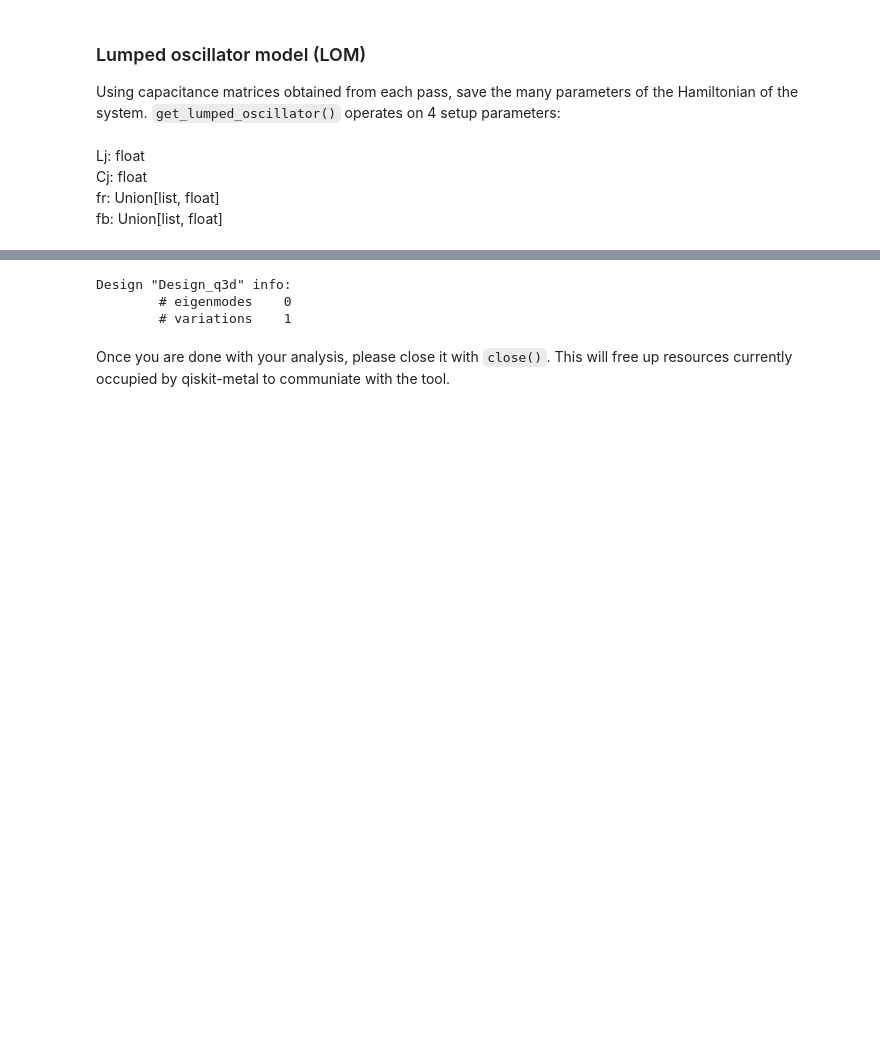
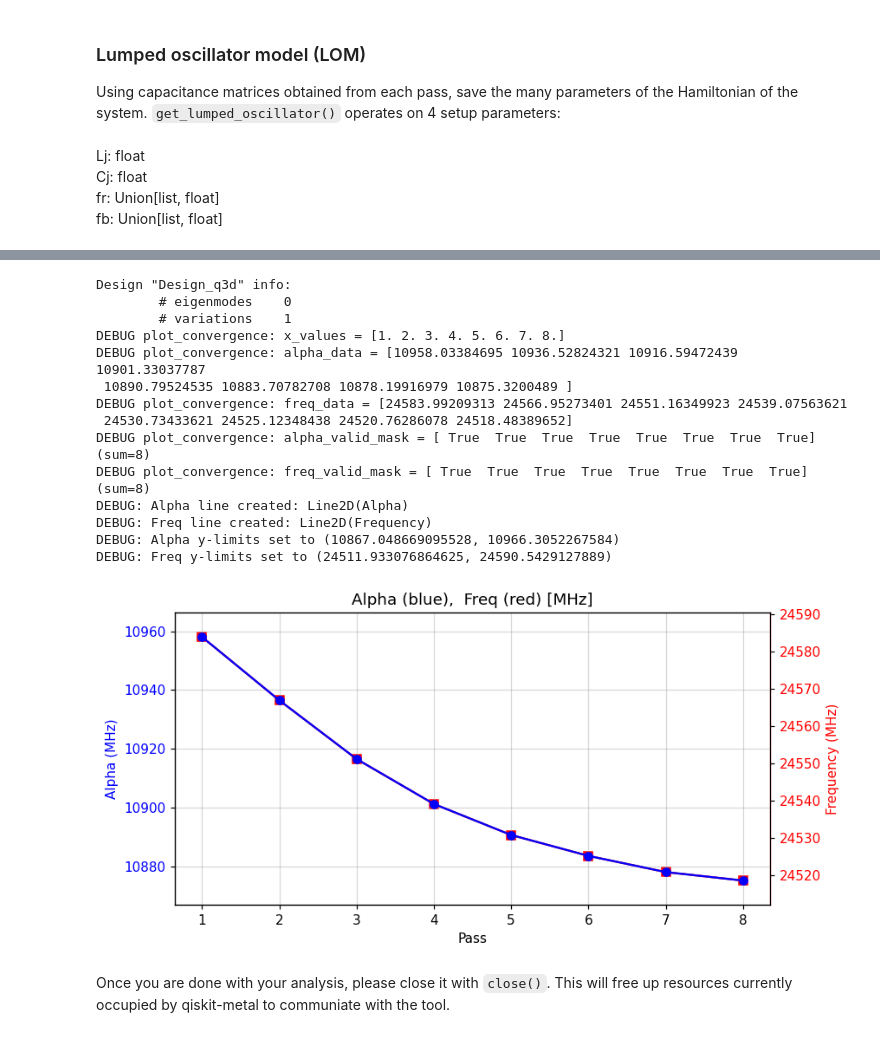
Before and after one commit to abhishekchak52/qiskit-metal, a Jupyter notebook: tutorials/4 Analysis/A. Core - EM and quantization/4.01 Capacitance and LOM.ipynb, the cells around one changed output, grey strips where cells are left out. Saved outputs shown, nothing was run; the diff lists cells and outputs as text; code cells hidden in the pictures; blank space fills up the shorter version.

```diff
--- a/tutorials/4 Analysis/A. Core - EM and quantization/4.01 Capacitance and LOM.ipynb
+++ b/tutorials/4 Analysis/A. Core - EM and quantization/4.01 Capacitance and LOM.ipynb
@@ -245,10 +277,23 @@ gbus2_3 5.359327 [MHz]
 # %%
+%matplotlib inline
 c1.plot_convergence();
-c1.plot_convergence_chi()
+# c1.plot_convergence_chi()
 # %% [output]
 Design "Design_q3d" info:
         # eigenmodes    0
         # variations    1
+DEBUG plot_convergence: x_values = [1. 2. 3. 4. 5. 6. 7. 8.]
+DEBUG plot_convergence: alpha_data = [10958.03384695 10936.52824321 10916.59472439 10901.33037787
+ 10890.79524535 10883.70782708 10878.19916979 10875.3200489 ]
+DEBUG plot_convergence: freq_data = [24583.99209313 24566.95273401 24551.16349923 24539.07563621
+ 24530.73433621 24525.12348438 24520.76286078 24518.48389652]
+DEBUG plot_convergence: alpha_valid_mask = [ True  True  True  True  True  True  True  True] (sum=8)
+DEBUG plot_convergence: freq_valid_mask = [ True  True  True  True  True  True  True  True] (sum=8)
+DEBUG: Alpha line created: Line2D(Alpha)
+DEBUG: Freq line created: Line2D(Frequency)
+DEBUG: Alpha y-limits set to (10867.048669095528, 10966.3052267584)
+DEBUG: Freq y-limits set to (24511.933076864625, 24590.5429127889)
+[figure, added]
 # %% [markdown]
 Once you are done with your analysis, please close it with `close()`. This will free up resources currently occupied by qiskit-metal to communiate with the tool.
 # %%
```
Also changed, not shown: parts of 7 cells of this notebook, 7 other files.
